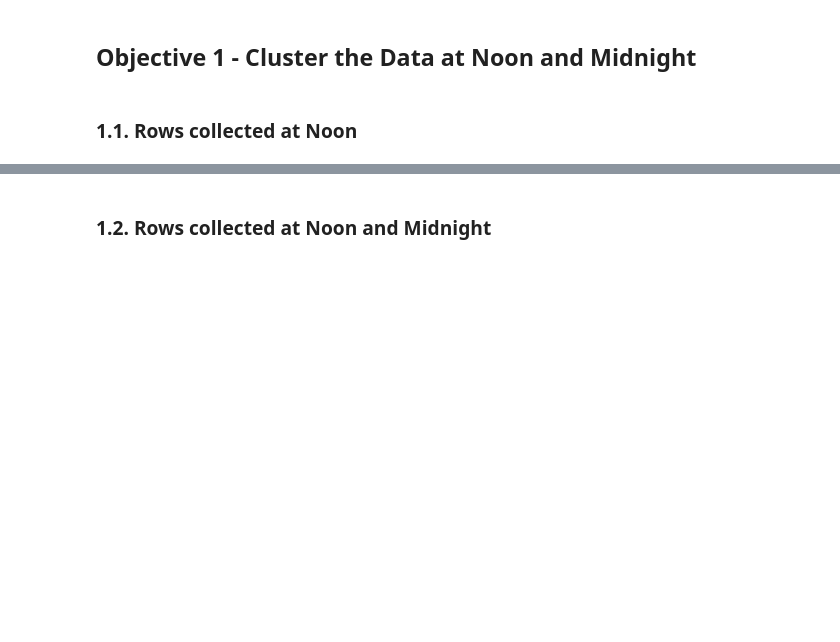
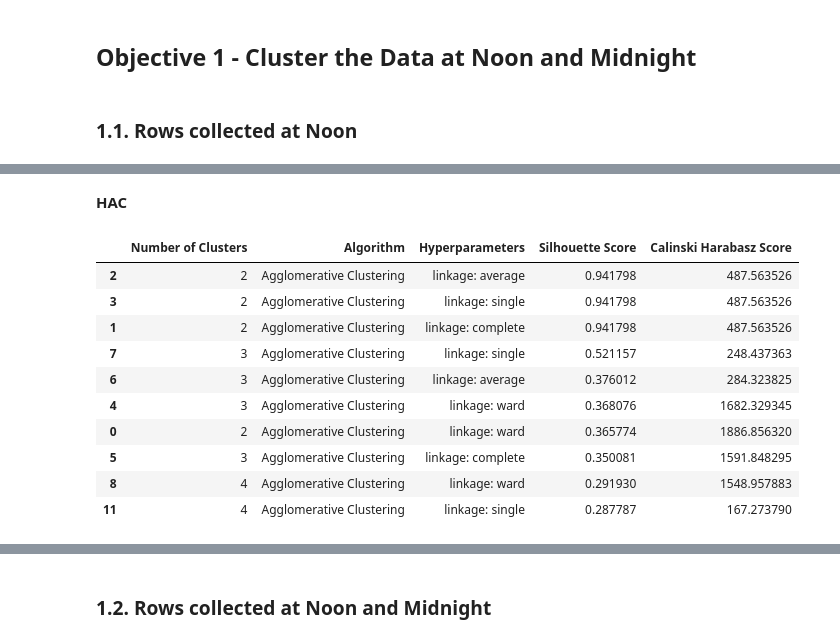
Before and after one commit to ray2g/Data-Mining-Projects, a Jupyter notebook: Homework Assignment 4/PD_TPC4_script.ipynb, the cells around one changed output, grey strips where cells are left out. Saved outputs shown, nothing was run; the diff lists cells and outputs as text; code cells hidden in the pictures; blank space fills up the shorter version.

```diff
--- a/Homework Assignment 4/PD_TPC4_script.ipynb
+++ b/Homework Assignment 4/PD_TPC4_script.ipynb
@@ -176,0 +272,20 @@ midnight_noon_standard.describe()
+# %%
+def cluster_analysis_hac(X, K):
+    results_hac = []
+    clusters = list(range(2,K))  # list with number of clusters
+    linkage = ['ward', 'complete', 'average', 'single']  # inkage criterion to use
+
+    for k in clusters:
+        for l in linkage:
+            hac = AgglomerativeClustering(linkage=l, n_clusters=k).fit(X)
+            hac_sscore = silhouette_score(X, hac.labels_)
+            hac_cscore = calinski_harabasz_score(X, hac.labels_)
+            result_hac = {'Number of Clusters': k, 'Algorithm': 'Agglomerative Clustering',
+                          'Hyperparameters': "linkage: " + l, 'Silhouette Score': hac_sscore,
+                          'Calinski Harabasz Score': hac_cscore}
+            results_hac.append(result_hac)
+
+
+    cluster_results_hac = pd.DataFrame(data=results_hac)
+
+    return cluster_results_hac
@@ -289,0 +361,17 @@ cluster_analysis_results
+# %% [markdown]
+**HAC**
+# %%
+noon_cluster_hac = cluster_analysis_hac(noon_standard, 50)
+noon_cluster_hac.sort_values(['Silhouette Score'],ascending=False).head(10)
+# %% [output]
+|  | Number of Clusters | Algorithm | Hyperparameters | Silhouette Score | Calinski Harabasz Score |
+| 2 | 2 | Agglomerative Clustering | linkage: average | 0.941798 | 487.563526 |
+| 3 | 2 | Agglomerative Clustering | linkage: single | 0.941798 | 487.563526 |
+| 1 | 2 | Agglomerative Clustering | linkage: complete | 0.941798 | 487.563526 |
+| 7 | 3 | Agglomerative Clustering | linkage: single | 0.521157 | 248.437363 |
+| 6 | 3 | Agglomerative Clustering | linkage: average | 0.376012 | 284.323825 |
+| 4 | 3 | Agglomerative Clustering | linkage: ward | 0.368076 | 1682.329345 |
+| 0 | 2 | Agglomerative Clustering | linkage: ward | 0.365774 | 1886.856320 |
+| 5 | 3 | Agglomerative Clustering | linkage: complete | 0.350081 | 1591.848295 |
+| 8 | 4 | Agglomerative Clustering | linkage: ward | 0.291930 | 1548.957883 |
+| 11 | 4 | Agglomerative Clustering | linkage: single | 0.287787 | 167.273790 |
```
Also changed, not shown: parts of 19 cells of this notebook.
